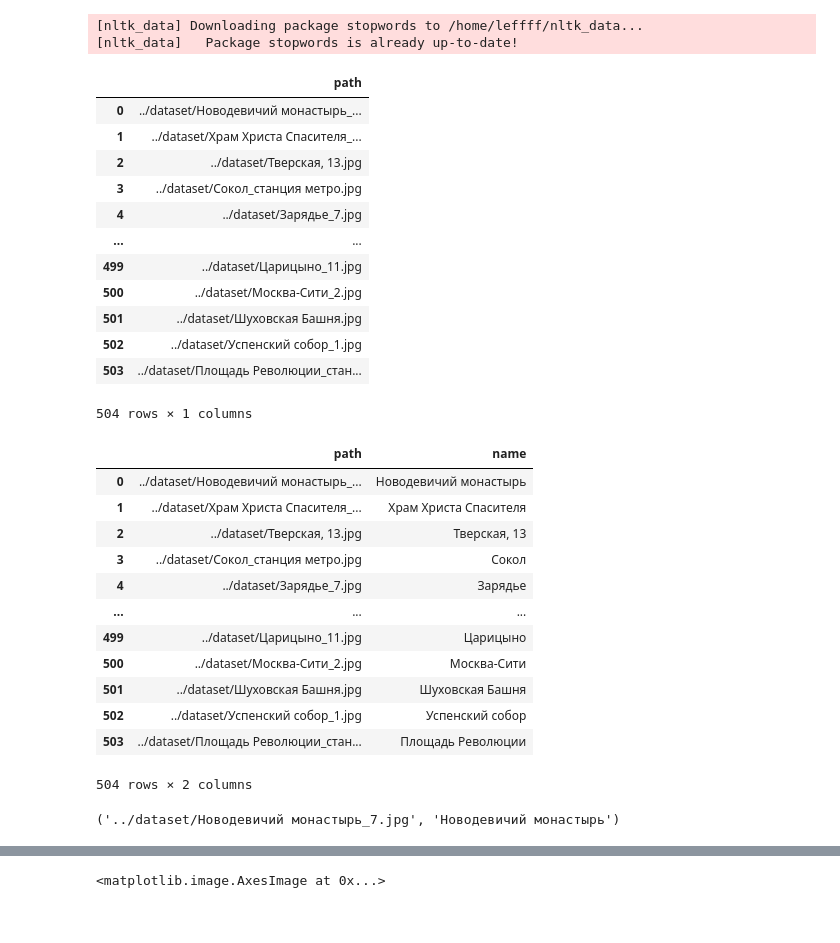
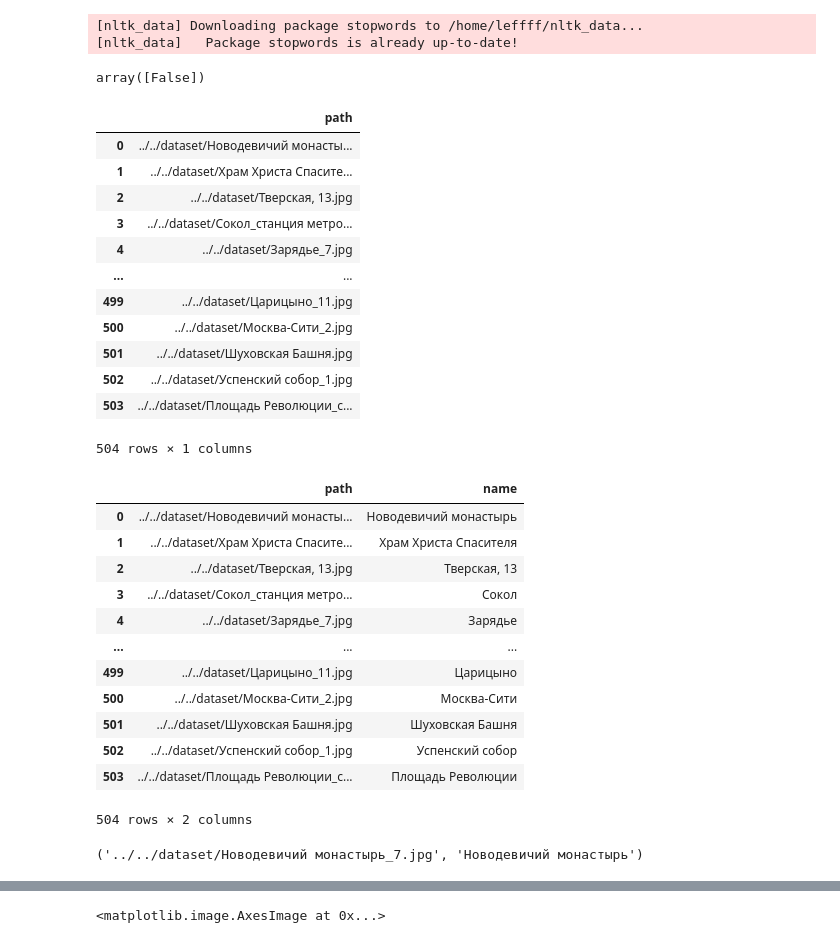
Before and after one commit to leffff/travel-hack, a Jupyter notebook: ml/retriever_service/ruclip_retriever_v2.ipynb, the cells around one changed output, grey strips where cells are left out. Cells and saved outputs as stored; diff of their text form; code cells hidden in the pictures.

```diff
--- a/ml/ruclip_retriever_v2.ipynb
+++ b/ml/retriever_service/ruclip_retriever_v2.ipynb
@@ -426,41 +480,45 @@ retriever = Retriever(
 )
+# %%
+retriever.check_ood("Как полететь на луну")
+# %% [output]
+array([False])
 # %%
-DATA = "../dataset/"
+DATA = "../../dataset/"
 
 paths = [file for file in os.listdir(DATA)]
 df = pd.DataFrame({"path": paths})
 df["path"] = DATA + df["path"]
 df
 # %% [output]
 |  | path |
-| 0 | ../dataset/Новодевичий монастырь_... |
-| 1 | ../dataset/Храм Христа Спасителя_... |
-| 2 | ../dataset/Тверская, 13.jpg |
-| 3 | ../dataset/Сокол_станция метро.jpg |
-| 4 | ../dataset/Зарядье_7.jpg |
+| 0 | ../../dataset/Новодевичий монасты... |
+| 1 | ../../dataset/Храм Христа Спасите... |
+| 2 | ../../dataset/Тверская, 13.jpg |
+| 3 | ../../dataset/Сокол_станция метро... |
+| 4 | ../../dataset/Зарядье_7.jpg |
 | ... | ... |
-| 499 | ../dataset/Царицыно_11.jpg |
-| 500 | ../dataset/Москва-Сити_2.jpg |
-| 501 | ../dataset/Шуховская Башня.jpg |
-| 502 | ../dataset/Успенский собор_1.jpg |
-| 503 | ../dataset/Площадь Революции_стан... |
+| 499 | ../../dataset/Царицыно_11.jpg |
+| 500 | ../../dataset/Москва-Сити_2.jpg |
+| 501 | ../../dataset/Шуховская Башня.jpg |
+| 502 | ../../dataset/Успенский собор_1.jpg |
+| 503 | ../../dataset/Площадь Революции_с... |
 504 rows × 1 columns
 # %%
 df["name"] = df["path"].apply(lambda x: x.split("/")[-1].split(".")[0].split("_")[0])
 df
 # %% [output]
 |  | path | name |
-| 0 | ../dataset/Новодевичий монастырь_... | Новодевичий монастырь |
-| 1 | ../dataset/Храм Христа Спасителя_... | Храм Христа Спасителя |
-| 2 | ../dataset/Тверская, 13.jpg | Тверская, 13 |
-| 3 | ../dataset/Сокол_станция метро.jpg | Сокол |
-| 4 | ../dataset/Зарядье_7.jpg | Зарядье |
+| 0 | ../../dataset/Новодевичий монасты... | Новодевичий монастырь |
+| 1 | ../../dataset/Храм Христа Спасите... | Храм Христа Спасителя |
+| 2 | ../../dataset/Тверская, 13.jpg | Тверская, 13 |
+| 3 | ../../dataset/Сокол_станция метро... | Сокол |
+| 4 | ../../dataset/Зарядье_7.jpg | Зарядье |
 | ... | ... | ... |
-| 499 | ../dataset/Царицыно_11.jpg | Царицыно |
-| 500 | ../dataset/Москва-Сити_2.jpg | Москва-Сити |
-| 501 | ../dataset/Шуховская Башня.jpg | Шуховская Башня |
-| 502 | ../dataset/Успенский собор_1.jpg | Успенский собор |
-| 503 | ../dataset/Площадь Революции_стан... | Площадь Революции |
+| 499 | ../../dataset/Царицыно_11.jpg | Царицыно |
+| 500 | ../../dataset/Москва-Сити_2.jpg | Москва-Сити |
+| 501 | ../../dataset/Шуховская Башня.jpg | Шуховская Башня |
+| 502 | ../../dataset/Успенский собор_1.jpg | Успенский собор |
+| 503 | ../../dataset/Площадь Революции_с... | Площадь Революции |
 504 rows × 2 columns
 # %%
 idx = 0
@@ -469,7 +527,7 @@ path, name = df["path"].tolist()[idx], df["name"].tolist()[idx]
 id = idx
 path, name
 # %% [output]
-('../dataset/Новодевичий монастырь_7.jpg', 'Новодевичий монастырь')
+('../../dataset/Новодевичий монастырь_7.jpg', 'Новодевичий монастырь')
 # %%
 %%time
 
```
Also changed, not shown: parts of 9 cells of this notebook, 14 other files.
